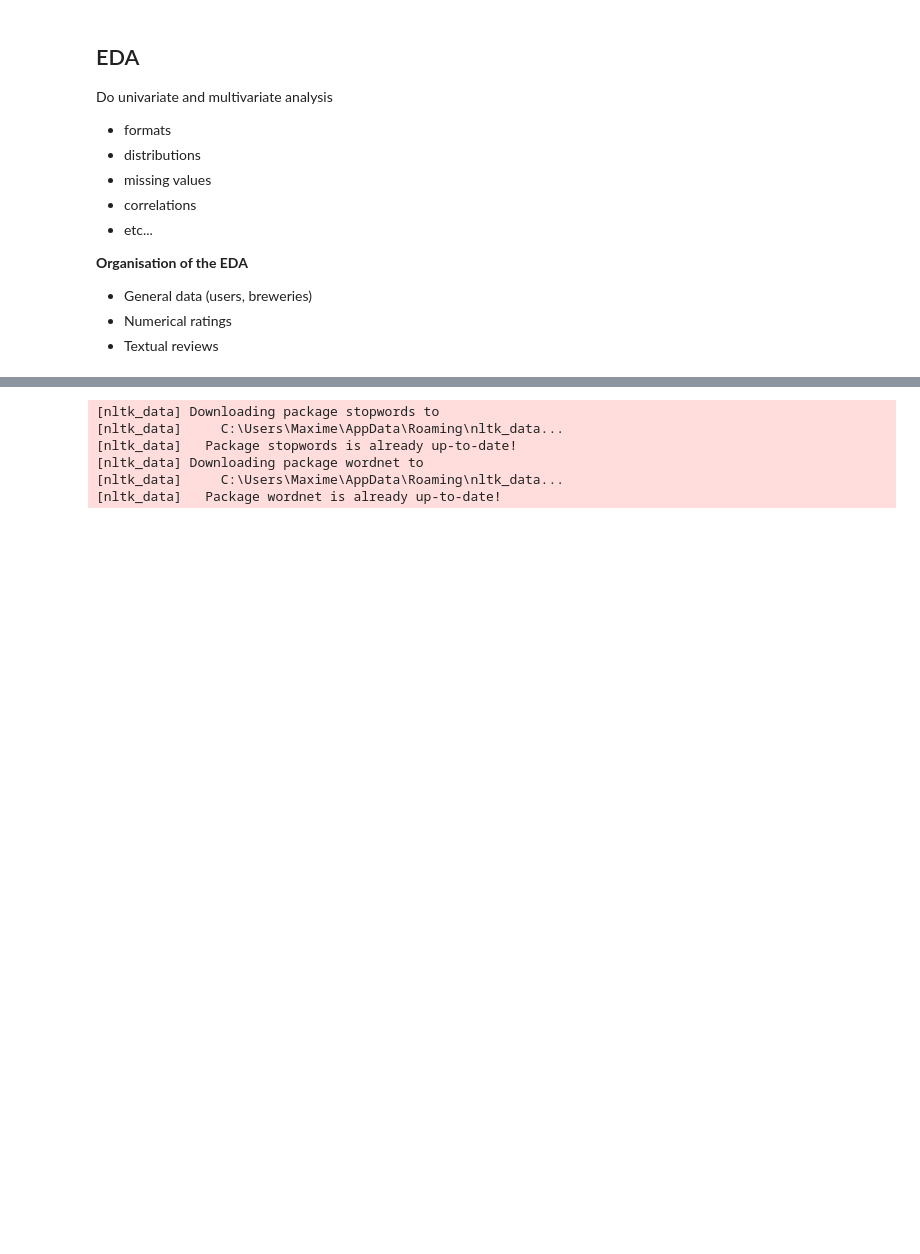
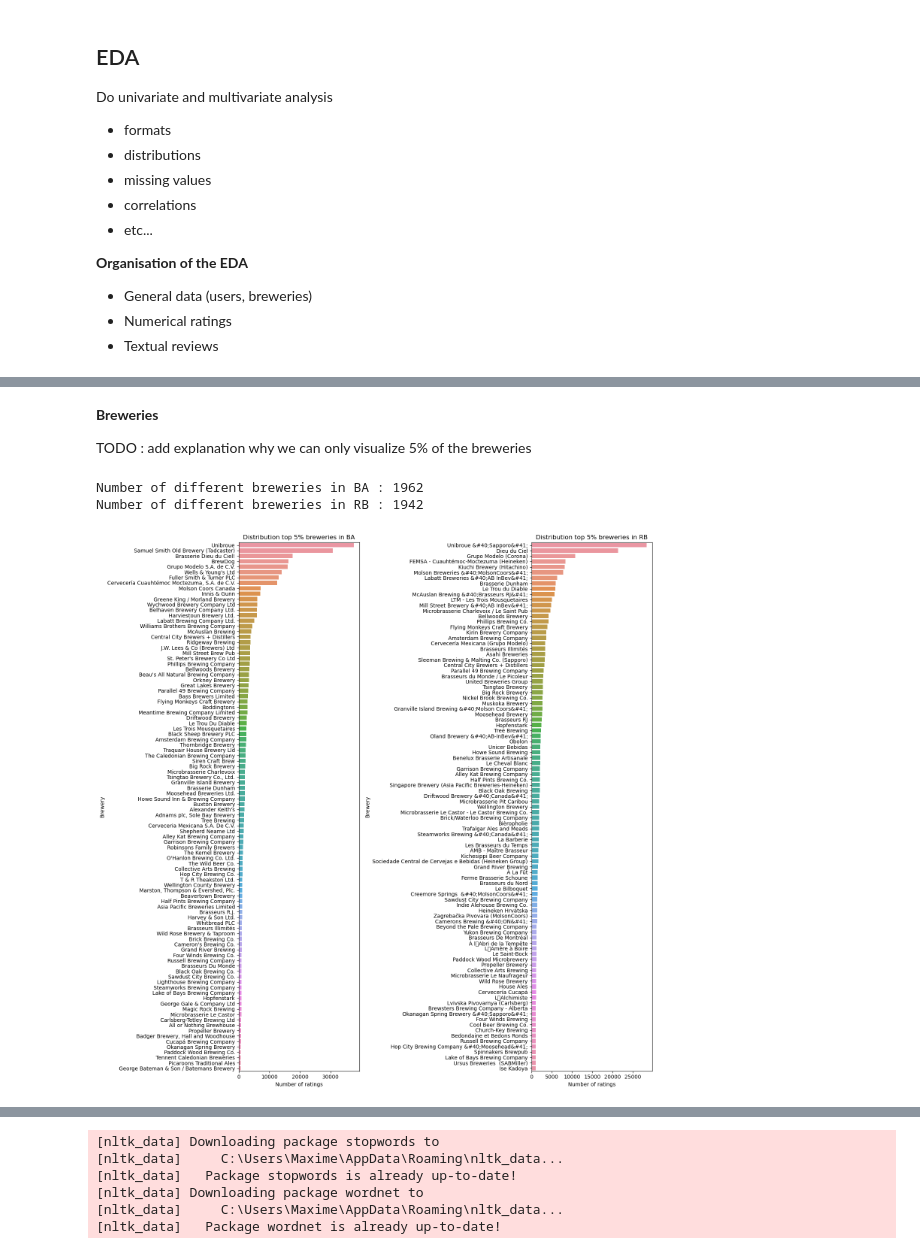
Before and after one commit to epfl-ada/ada-2023-project-laremontada61, a Jupyter notebook: pipeline_MLE.ipynb, the cells around one changed output, grey strips where cells are left out. Cells and saved outputs as stored; diff of their text form; code cells hidden in the pictures; blank space fills up the shorter version.

```diff
--- a/pipeline_MLE.ipynb
+++ b/pipeline_MLE.ipynb
@@ -206,0 +384,41 @@ ratings_BA_stats
+# %% [markdown]
+**Breweries**
+
+TODO : add explanation why we can only visualize 5% of the breweries
+# %%
+print(f"Number of different breweries in BA : {len(ratings_BA['brewery_id'].unique())}")
+print(f"Number of different breweries in RB : {len(ratings_RB['brewery_id'].unique())}")
+
+def filter_topk_breweries(df, k):
+    # Find the top k% of breweries most rated
+    brewery_count = pd.DataFrame({"count": df.groupby('brewery_name').apply(lambda x: len(x))})
+    threshold = brewery_count['count'].quantile(k)
+    top_breweries = brewery_count[brewery_count['count'] > threshold].index
+
+    # Filter DataFrame based on the selected brewery names
+    df_filtered = df[df['brewery_name'].isin(top_breweries)]
+    return df_filtered
+
+ratings_BA_cleaned_copy = ratings_BA.copy()
+ratings_RB_cleaned_copy = ratings_RB.copy()
+
+ratings_BA_top5_breweries = filter_topk_breweries(ratings_BA_cleaned_copy, 0.95)
+ratings_RB_top5_breweries = filter_topk_breweries(ratings_RB_cleaned_copy, 0.95)
+
+fig, axs = plt.subplots(1,2, figsize=(15, 15))
+sns.countplot(y='brewery_name', data = ratings_BA_top5_breweries, order = ratings_BA_top5_breweries['brewery_name'].value_counts().index, ax = axs[0])
+sns.countplot(y='brewery_name', data = ratings_RB_top5_breweries, order = ratings_RB_top5_breweries['brewery_name'].value_counts().index, ax = axs[1])
+
+axs[0].set_title("Distribution top 5% breweries in BA")
+axs[1].set_title("Distribution top 5% breweries in RB")
+
+for ax in axs.flat:
+    ax.set_xlabel("Number of ratings")
+    ax.set_ylabel("Brewery")
+
+plt.tight_layout()
+plt.show()
+# %% [output]
+Number of different breweries in BA : 1962
+Number of different breweries in RB : 1942
+[figure, added]
```
Also changed, not shown: parts of 40 cells of this notebook, 1 other file.
